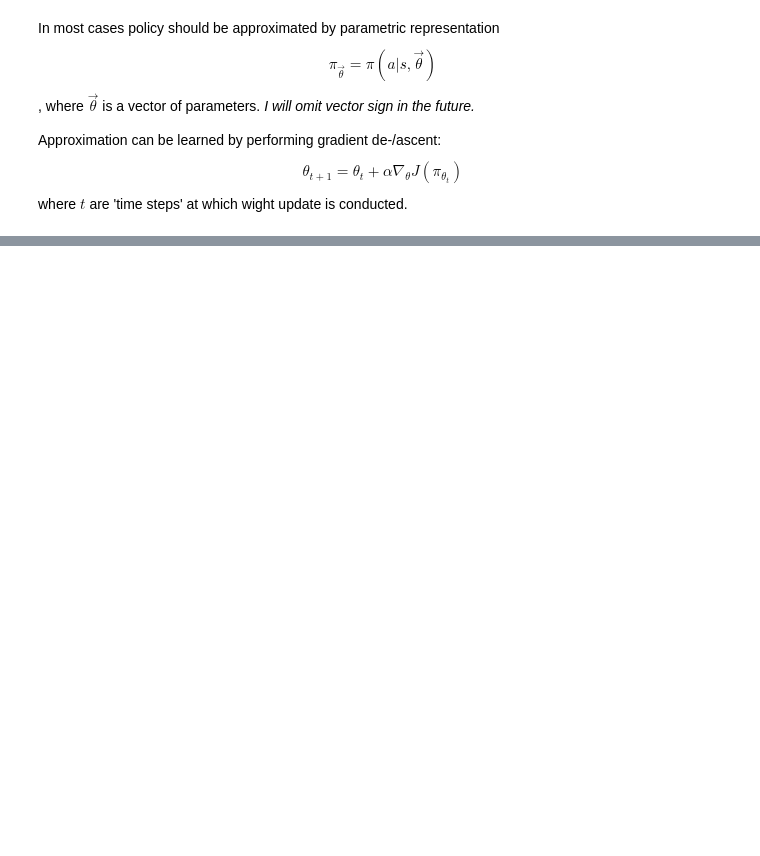
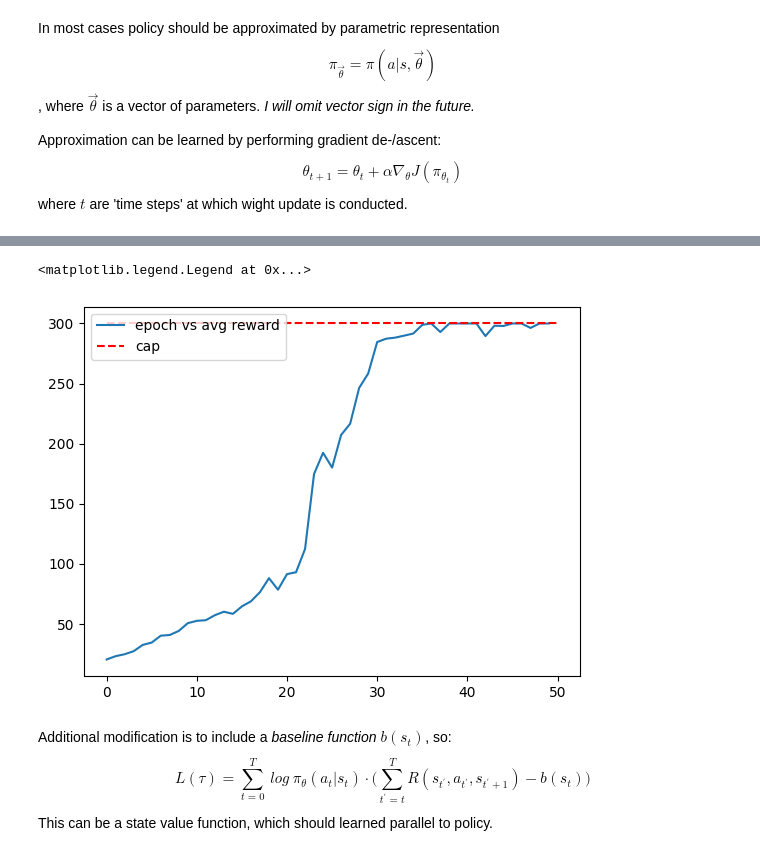
Before and after one commit to ajegorovs/aj_python_tool_lib, a Jupyter notebook: data_processing/neural_networks/DEEP_RL_Deep_Reinfocement_Learning/part_03_Simplest_policy_gradient.ipynb, the cells around one changed output, grey strips where cells are left out. Cells and saved outputs as stored; diff of their text form; code cells hidden in the pictures; blank space fills up the shorter version.

Commit message:
Added few small examples for vanilla policy gradient. working of added baseline example: approximating policy and value function.

```diff
--- a/data_processing/neural_networks/DEEP_RL_Deep_Reinfocement_Learning/part_03_Simplest_policy_gradient.ipynb
+++ b/data_processing/neural_networks/DEEP_RL_Deep_Reinfocement_Learning/part_03_Simplest_policy_gradient.ipynb
@@ -46,0 +149,51 @@ $$\boxed{\nabla_{\theta} J(\pi_{\theta}) =  \frac{1}{|D|} \sum_{\tau \in D}\sum_
+# %%
+batch_size = 5000
+
+for _ in range(50):
+    obs = env_CP.reset()[0]
+    batch_rewards   = []
+    batch_states    = [obs]
+    batch_actions   = []
+    batch_times     = []
+
+    t = 0
+    ep_rewards = []
+    while True:
+        action = sim_PG2.get_action(obs)
+        batch_actions.append(action)
+        obs, rew, episode_finished = env_CP.step(action)[:3]
+        ep_rewards.append(rew)
+        t += 1
+        if episode_finished or t >= 300:
+            sim_PG2.env_iters += 1
+            batch_times.append(t)
+            batch_rewards += list(np.flip(np.cumsum(np.flip(ep_rewards))))
+            obs = env_CP.reset()[0]
+            ep_rewards = []
+            t = 0
+            if len(batch_actions) >= batch_size:
+                break
+
+        batch_states.append(obs.copy())
+
+
+    optimizer.zero_grad()
+    log_probs = sim_PG2.log_prob(batch_states, batch_actions)
+    loss = -1*(log_probs*torch.as_tensor(batch_rewards)).mean()
+
+    loss.backward()
+    optimizer.step()
+    avg_steps = torch.as_tensor(batch_times).to(float).mean().item()
+    progress.append(avg_steps)
+    print(f'{avg_steps:0.2f}')
+# %%
+plt.plot(progress, label='epoch vs avg reward')    ;
+plt.hlines(300, 0, len(progress), linestyles='--', label='cap', colors= 'r')
+plt.legend()
+# %% [output]
+<matplotlib.legend.Legend at 0x...>
+[figure, added]
+# %% [markdown]
+Additional modification is to include a _baseline function_ $b(s_t)$, so:
+$$L(\tau) = \sum_{t=0}^{T} \ log  \ \pi_\theta(a_t|s_t) \cdot \bigg(\sum_{t^\prime = t}^T R(s_{t^\prime}, a_{t^\prime}, s_{t^\prime +1}) -b(s_t)\bigg)$$
+This can be a state value function, which should learned parallel to policy.
```
Also changed, not shown: parts of 15 cells of this notebook, 1 other file.
